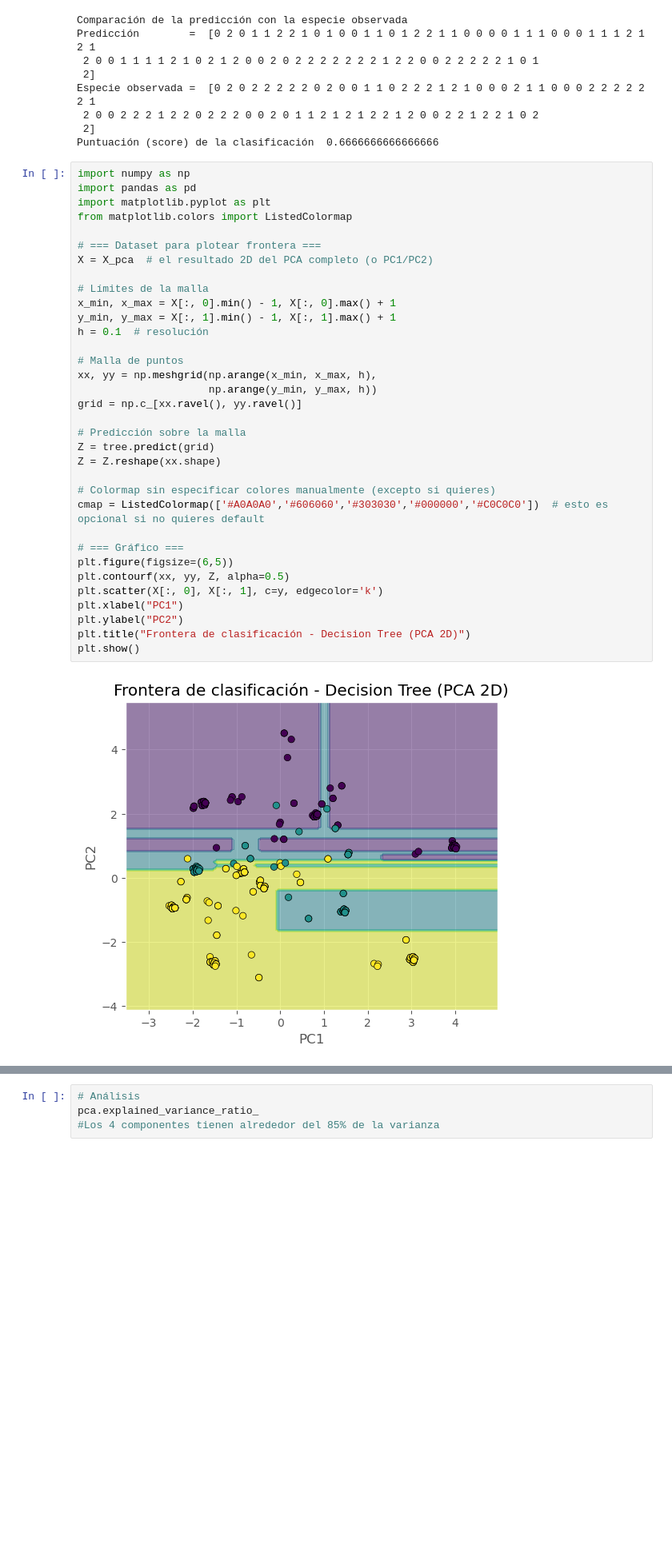
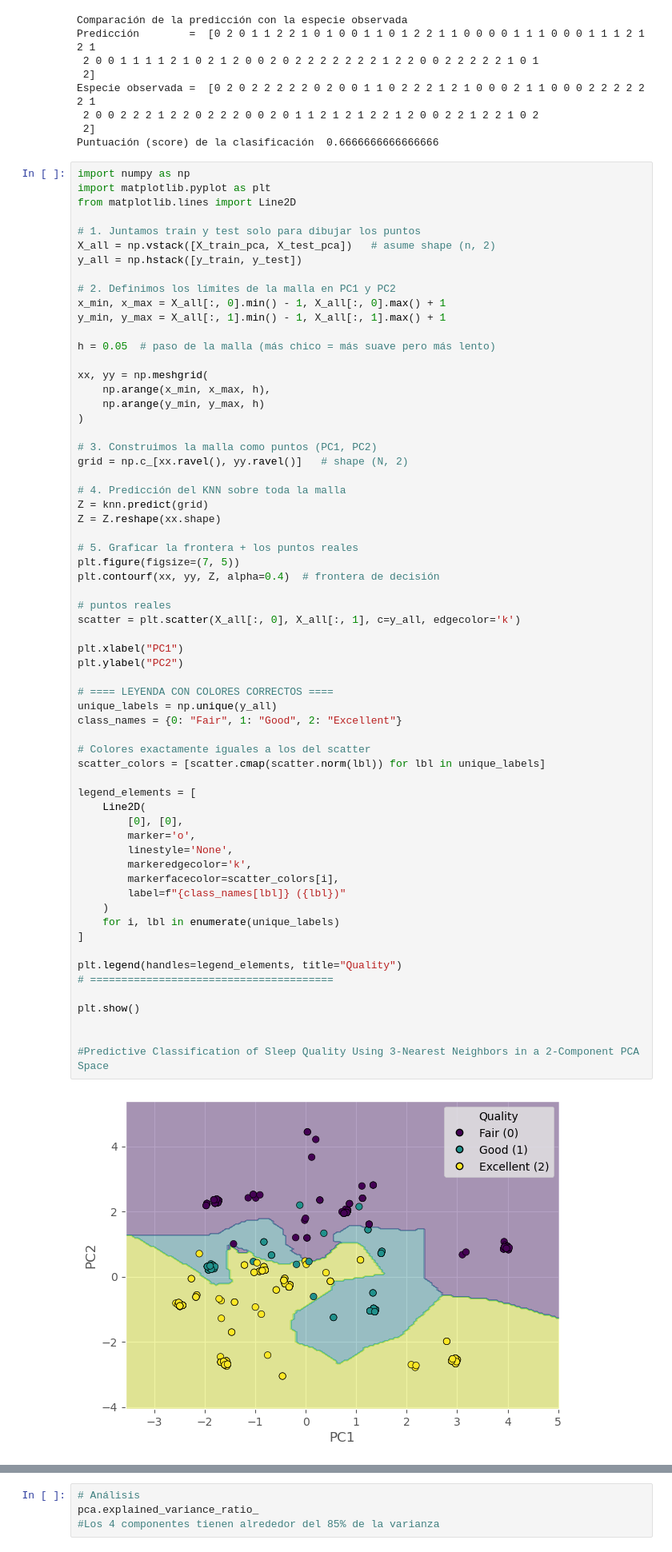
Before and after one commit to Juamops/Reto_F1009, a Jupyter notebook: analysis/pca_from_scratch.ipynb, the cells around one changed output, grey strips where cells are left out. Shown at 80% size. Drawn from its saved outputs; the diff is of its cells as text; blank space fills up the shorter version.

```diff
--- a/analysis/pca_from_scratch.ipynb
+++ b/analysis/pca_from_scratch.ipynb
@@ -288,40 +288,69 @@ Especie observada =  [0 2 0 2 2 2 2 2 0 2 0 0 1 1 0 2 2 2 1 2 1 0 0 0 2 1 1 0 0
 Puntuación (score) de la clasificación  0.6666666666666666
 # %%
 import numpy as np
-import pandas as pd
 import matplotlib.pyplot as plt
-from matplotlib.colors import ListedColormap
+from matplotlib.lines import Line2D
 
-# === Dataset para plotear frontera ===
-X = X_pca  # el resultado 2D del PCA completo (o PC1/PC2)
+# 1. Juntamos train y test solo para dibujar los puntos
+X_all = np.vstack([X_train_pca, X_test_pca])   # asume shape (n, 2)
+y_all = np.hstack([y_train, y_test])
 
-# Límites de la malla
-x_min, x_max = X[:, 0].min() - 1, X[:, 0].max() + 1
-y_min, y_max = X[:, 1].min() - 1, X[:, 1].max() + 1
-h = 0.1  # resolución
+# 2. Definimos los límites de la malla en PC1 y PC2
+x_min, x_max = X_all[:, 0].min() - 1, X_all[:, 0].max() + 1
+y_min, y_max = X_all[:, 1].min() - 1, X_all[:, 1].max() + 1
 
-# Malla de puntos
-xx, yy = np.meshgrid(np.arange(x_min, x_max, h),
-                     np.arange(y_min, y_max, h))
-grid = np.c_[xx.ravel(), yy.ravel()]
+h = 0.05  # paso de la malla (más chico = más suave pero más lento)
 
-# Predicción sobre la malla
-Z = tree.predict(grid)
+xx, yy = np.meshgrid(
+    np.arange(x_min, x_max, h),
+    np.arange(y_min, y_max, h)
+)
+
+# 3. Construimos la malla como puntos (PC1, PC2)
+grid = np.c_[xx.ravel(), yy.ravel()]   # shape (N, 2)
+
+# 4. Predicción del KNN sobre toda la malla
+Z = knn.predict(grid)
 Z = Z.reshape(xx.shape)
 
-# Colormap sin especificar colores manualmente (excepto si quieres)
-cmap = ListedColormap(['#A0A0A0','#606060','#303030','#000000','#C0C0C0'])  # esto es opcional si no quieres default
+# 5. Graficar la frontera + los puntos reales
+plt.figure(figsize=(7, 5))
+plt.contourf(xx, yy, Z, alpha=0.4)  # frontera de decisión
 
-# === Gráfico ===
-plt.figure(figsize=(6,5))
-plt.contourf(xx, yy, Z, alpha=0.5)
-plt.scatter(X[:, 0], X[:, 1], c=y, edgecolor='k')
+# puntos reales
+scatter = plt.scatter(X_all[:, 0], X_all[:, 1], c=y_all, edgecolor='k')
+
 plt.xlabel("PC1")
 plt.ylabel("PC2")
-plt.title("Frontera de clasificación - Decision Tree (PCA 2D)")
+
+# ==== LEYENDA CON COLORES CORRECTOS ====
+unique_labels = np.unique(y_all)
+class_names = {0: "Fair", 1: "Good", 2: "Excellent"}
+
+# Colores exactamente iguales a los del scatter
+scatter_colors = [scatter.cmap(scatter.norm(lbl)) for lbl in unique_labels]
+
+legend_elements = [
+    Line2D(
+        [0], [0],
+        marker='o',
+        linestyle='None',
+        markeredgecolor='k',
+        markerfacecolor=scatter_colors[i],
+        label=f"{class_names[lbl]} ({lbl})"
+    )
+    for i, lbl in enumerate(unique_labels)
+]
+
+plt.legend(handles=legend_elements, title="Quality")
+# =======================================
+
 plt.show()
+
+
+#Predictive Classification of Sleep Quality Using 3-Nearest Neighbors in a 2-Component PCA Space
 # %% [output]
-[figure, old version]
+[figure, new version]
 # %%
 import numpy as np
 import matplotlib.pyplot as plt
```
